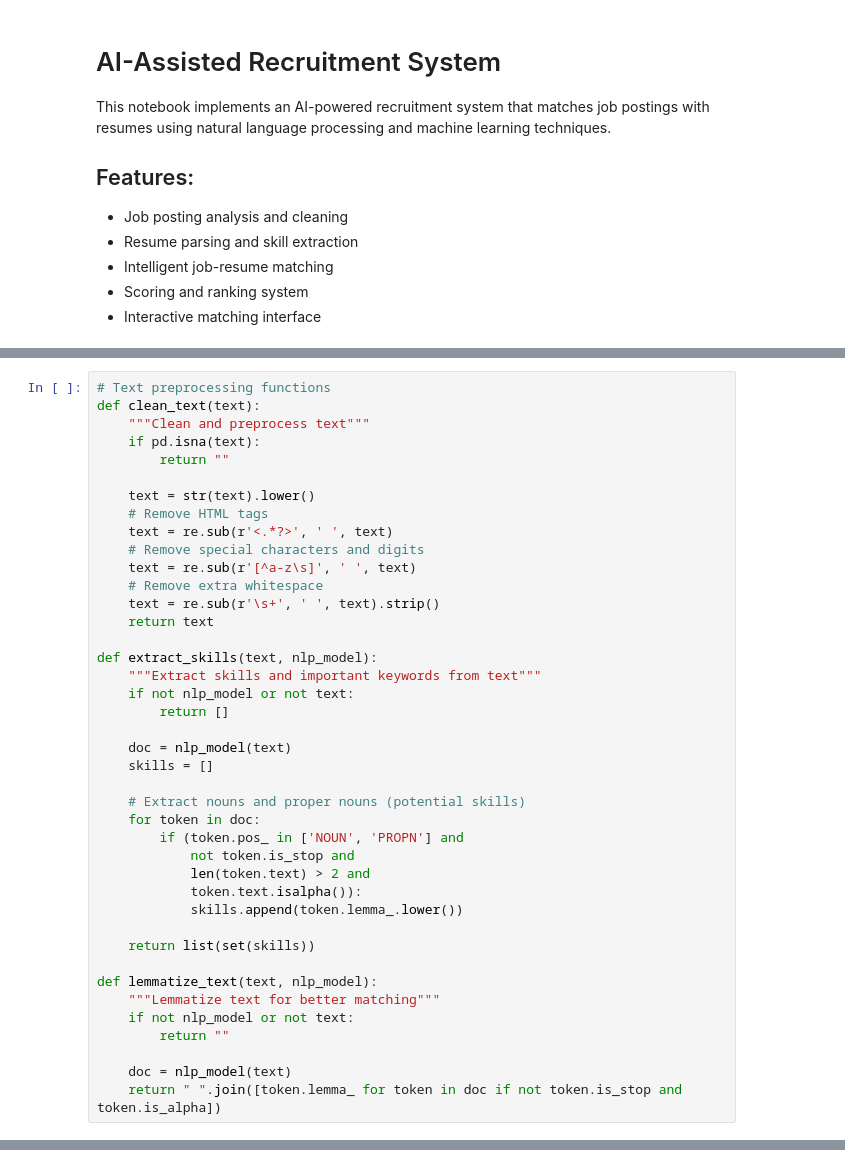
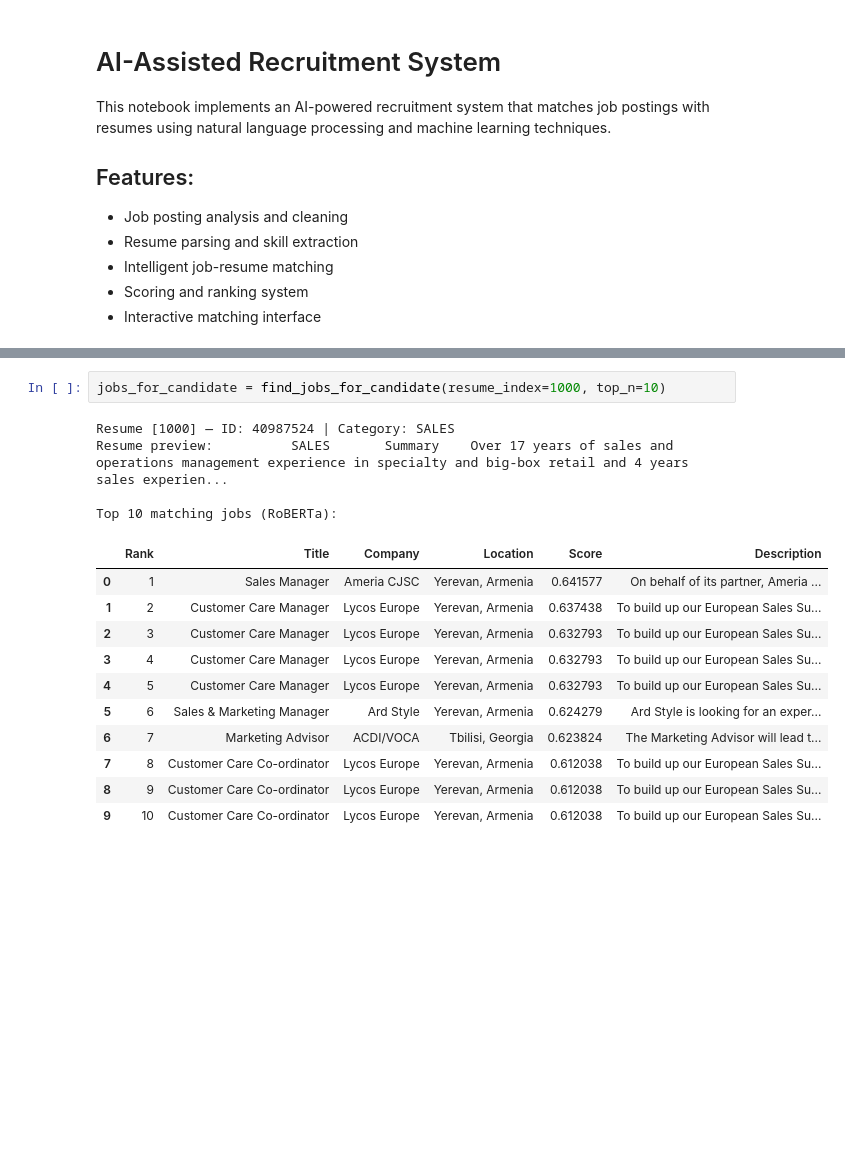
Before and after one commit to divya-israni/cadence1b, a Jupyter notebook: ai_recruitment_system.ipynb, the cells around one changed output, grey strips where cells are left out. Drawn from its saved outputs; the diff is of its cells as text; blank space fills up the shorter version.

```diff
--- a/ai_recruitment_system.ipynb
+++ b/ai_recruitment_system.ipynb
@@ -918,41 +11,0 @@ Your AI recruitment system now has advanced semantic understanding capabilities!
-# %%
-# Text preprocessing functions
-def clean_text(text):
-    """Clean and preprocess text"""
-    if pd.isna(text):
-        return ""
-
-    text = str(text).lower()
-    # Remove HTML tags
-    text = re.sub(r'<.*?>', ' ', text)
-    # Remove special characters and digits
-    text = re.sub(r'[^a-z\s]', ' ', text)
-    # Remove extra whitespace
-    text = re.sub(r'\s+', ' ', text).strip()
-    return text
-
-def extract_skills(text, nlp_model):
-    """Extract skills and important keywords from text"""
-    if not nlp_model or not text:
-        return []
-
-    doc = nlp_model(text)
-    skills = []
-
-    # Extract nouns and proper nouns (potential skills)
-    for token in doc:
-        if (token.pos_ in ['NOUN', 'PROPN'] and
-            not token.is_stop and
-            len(token.text) > 2 and
-            token.text.isalpha()):
-            skills.append(token.lemma_.lower())
-
-    return list(set(skills))
-
-def lemmatize_text(text, nlp_model):
-    """Lemmatize text for better matching"""
-    if not nlp_model or not text:
-        return ""
-
-    doc = nlp_model(text)
-    return " ".join([token.lemma_ for token in doc if not token.is_stop and token.is_alpha])
@@ -1153,0 +2705,18 @@ Top 10 candidates (BERT):
+# %%
+jobs_for_candidate = find_jobs_for_candidate(resume_index=1000, top_n=10)
+# %% [output]
+Resume [1000] — ID: 40987524 | Category: SALES
+Resume preview:          SALES       Summary    Over 17 years of sales and operations management experience in specialty and big-box retail and 4 years sales experien...
+
+Top 10 matching jobs (RoBERTa):
+|  | Rank | Title | Company | Location | Score | Description |
+| 0 | 1 | Sales Manager | Ameria CJSC | Yerevan, Armenia | 0.641577 | On behalf of its partner, Ameria ... |
+| 1 | 2 | Customer Care Manager | Lycos Europe | Yerevan, Armenia | 0.637438 | To build up our European Sales Su... |
+| 2 | 3 | Customer Care Manager | Lycos Europe | Yerevan, Armenia | 0.632793 | To build up our European Sales Su... |
+| 3 | 4 | Customer Care Manager | Lycos Europe | Yerevan, Armenia | 0.632793 | To build up our European Sales Su... |
+| 4 | 5 | Customer Care Manager | Lycos Europe | Yerevan, Armenia | 0.632793 | To build up our European Sales Su... |
+| 5 | 6 | Sales & Marketing Manager | Ard Style | Yerevan, Armenia | 0.624279 | Ard Style is looking for an exper... |
+| 6 | 7 | Marketing Advisor | ACDI/VOCA | Tbilisi, Georgia | 0.623824 | The Marketing Advisor will lead t... |
+| 7 | 8 | Customer Care Co-ordinator | Lycos Europe | Yerevan, Armenia | 0.612038 | To build up our European Sales Su... |
+| 8 | 9 | Customer Care Co-ordinator | Lycos Europe | Yerevan, Armenia | 0.612038 | To build up our European Sales Su... |
+| 9 | 10 | Customer Care Co-ordinator | Lycos Europe | Yerevan, Armenia | 0.612038 | To build up our European Sales Su... |
```
Also changed, not shown: parts of 52 cells of this notebook, 37 other files.
